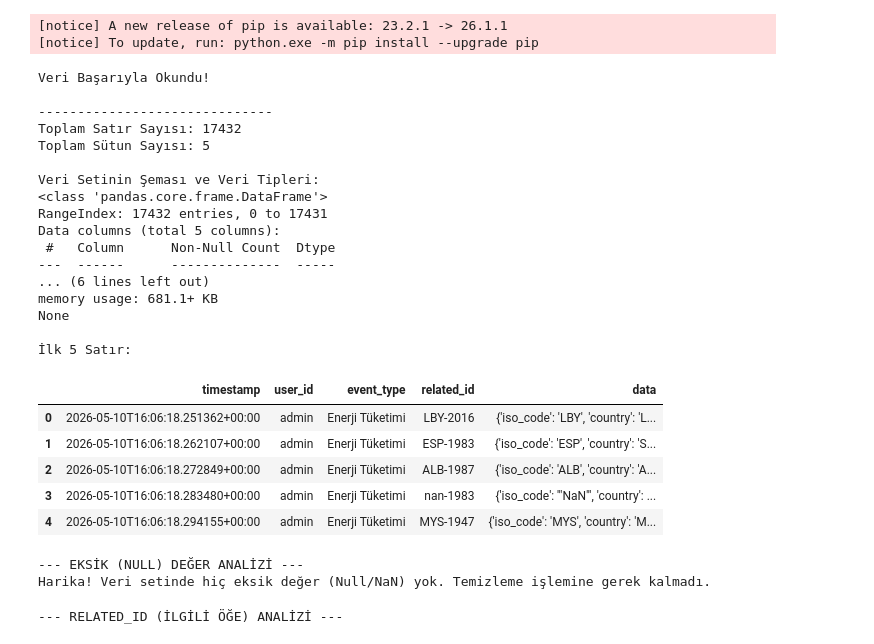
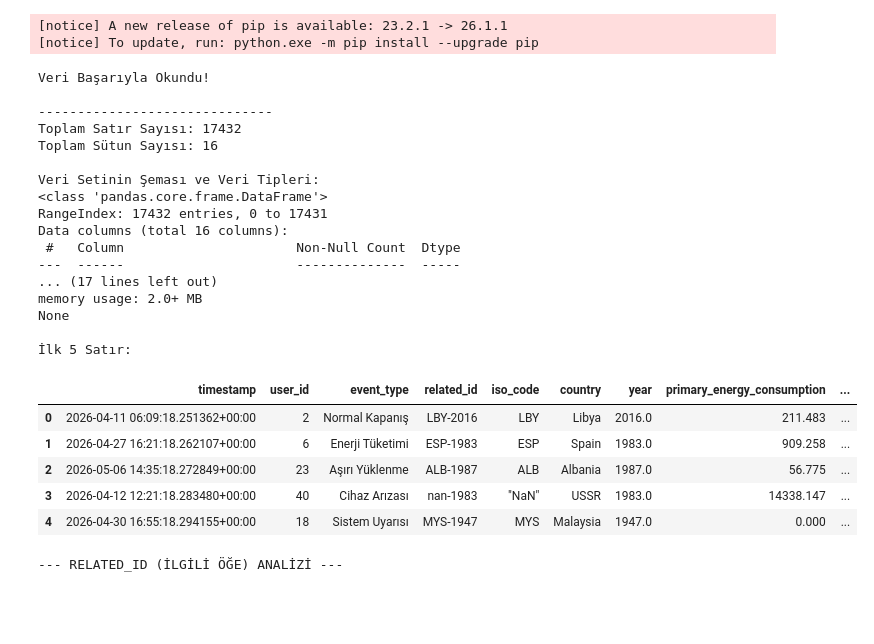
Before and after one commit to MertAlpay1/BuyukVeri, a Jupyter notebook: notebooks/4_Kesifsel_Veri_Analizi_EDA.ipynb, the cells around one changed output. Saved outputs shown, nothing was run; the diff lists cells and outputs as text; code cells hidden in the pictures; blank space fills up the shorter version.

Commit message:
silver ve gold katmanlar eklendi

```diff
--- a/notebooks/4_Kesifsel_Veri_Analizi_EDA.ipynb
+++ b/notebooks/4_Kesifsel_Veri_Analizi_EDA.ipynb
@@ -36,77 +36,47 @@ import os
 
 # Verinin yolunu buluyoruz
 current_dir = os.getcwd()
-data_path = os.path.abspath(os.path.join(current_dir, "..", "data", "bronze"))
+data_path = os.path.abspath(os.path.join(current_dir, "..", "data", "gold"))
 
 # Delta tablosunu Pandas'a çevirerek okuyoruz
 dt = DeltaTable(data_path)
 df = dt.to_pandas()
 
 print("Veri Başarıyla Okundu!\n")
 print("-" * 30)
 
 print(f"Toplam Satır Sayısı: {len(df)}")
 print(f"Toplam Sütun Sayısı: {len(df.columns)}\n")
 
 print("Veri Setinin Şeması ve Veri Tipleri:")
 print(df.info())
 
 print("\nİlk 5 Satır:")
 display(df.head())
 # %% [output]
 Veri Başarıyla Okundu!
 
 ------------------------------
 Toplam Satır Sayısı: 17432
-Toplam Sütun Sayısı: 5
+Toplam Sütun Sayısı: 16
 
 Veri Setinin Şeması ve Veri Tipleri:
 <class 'pandas.core.frame.DataFrame'>
 RangeIndex: 17432 entries, 0 to 17431
-Data columns (total 5 columns):
- #   Column      Non-Null Count  Dtype
----  ------      --------------  -----
-... (6 lines left out)
-memory usage: 681.1+ KB
+Data columns (total 16 columns):
+ #   Column                      Non-Null Count  Dtype
+---  ------                      --------------  -----
+... (17 lines left out)
+memory usage: 2.0+ MB
 None
 
 İlk 5 Satır:
-|  | timestamp | user_id | event_type | related_id | data |
-| 0 | 2026-05-10T16:06:18.251362+00:00 | admin | Enerji Tüketimi | LBY-2016 | {'iso_code': 'LBY', 'country': 'L... |
-| 1 | 2026-05-10T16:06:18.262107+00:00 | admin | Enerji Tüketimi | ESP-1983 | {'iso_code': 'ESP', 'country': 'S... |
-| 2 | 2026-05-10T16:06:18.272849+00:00 | admin | Enerji Tüketimi | ALB-1987 | {'iso_code': 'ALB', 'country': 'A... |
-| 3 | 2026-05-10T16:06:18.283480+00:00 | admin | Enerji Tüketimi | nan-1983 | {'iso_code': '"NaN"', 'country': ... |
-| 4 | 2026-05-10T16:06:18.294155+00:00 | admin | Enerji Tüketimi | MYS-1947 | {'iso_code': 'MYS', 'country': 'M... |
+|  | timestamp | user_id | event_type | related_id | iso_code | country | year | primary_energy_consumption | ... |
+| 0 | 2026-04-11 06:09:18.251362+00:00 | 2 | Normal Kapanış | LBY-2016 | LBY | Libya | 2016.0 | 211.483 | ... |
+| 1 | 2026-04-27 16:21:18.262107+00:00 | 6 | Enerji Tüketimi | ESP-1983 | ESP | Spain | 1983.0 | 909.258 | ... |
+| 2 | 2026-05-06 14:35:18.272849+00:00 | 23 | Aşırı Yüklenme | ALB-1987 | ALB | Albania | 1987.0 | 56.775 | ... |
+| 3 | 2026-04-12 12:21:18.283480+00:00 | 40 | Cihaz Arızası | nan-1983 | "NaN" | USSR | 1983.0 | 14338.147 | ... |
+| 4 | 2026-04-30 16:55:18.294155+00:00 | 18 | Sistem Uyarısı | MYS-1947 | MYS | Malaysia | 1947.0 | 0.000 | ... |
-# %%
-import matplotlib.pyplot as plt
-import seaborn as sns
-
-# Grafikler için daha şık bir tema seçiyoruz
-sns.set_theme(style="whitegrid")
-
-print("--- EKSİK (NULL) DEĞER ANALİZİ ---")
-
-# Her sütundaki boş (null) kayıt sayısını hesaplıyoruz
-eksik_degerler = df.isnull().sum()
-eksik_olanlar = eksik_degerler[eksik_degerler > 0]
-
-if len(eksik_olanlar) > 0:
-    print("Aşağıdaki sütunlarda eksik veriler bulunuyor:")
-    print(eksik_olanlar)
-
-    # Eksik verileri Bar Chart (Çubuk Grafik) ile görselleştiriyoruz
-    plt.figure(figsize=(10, 5))
-    sns.barplot(x=eksik_olanlar.index, y=eksik_olanlar.values, palette="viridis")
-    plt.title('Sütunlardaki Eksik Değer Sayıları', fontsize=14)
-    plt.ylabel('Eksik Kayıt Sayısı')
-    plt.xticks(rotation=45)
-    plt.tight_layout()
-    plt.show()
-else:
-    print("Harika! Veri setinde hiç eksik değer (Null/NaN) yok. Temizleme işlemine gerek kalmadı.")
-# %% [output]
---- EKSİK (NULL) DEĞER ANALİZİ ---
-Harika! Veri setinde hiç eksik değer (Null/NaN) yok. Temizleme işlemine gerek kalmadı.
 # %%
 import matplotlib.pyplot as plt
 import seaborn as sns
```
Also changed, not shown: parts of 3 cells of this notebook, 11 other files.
